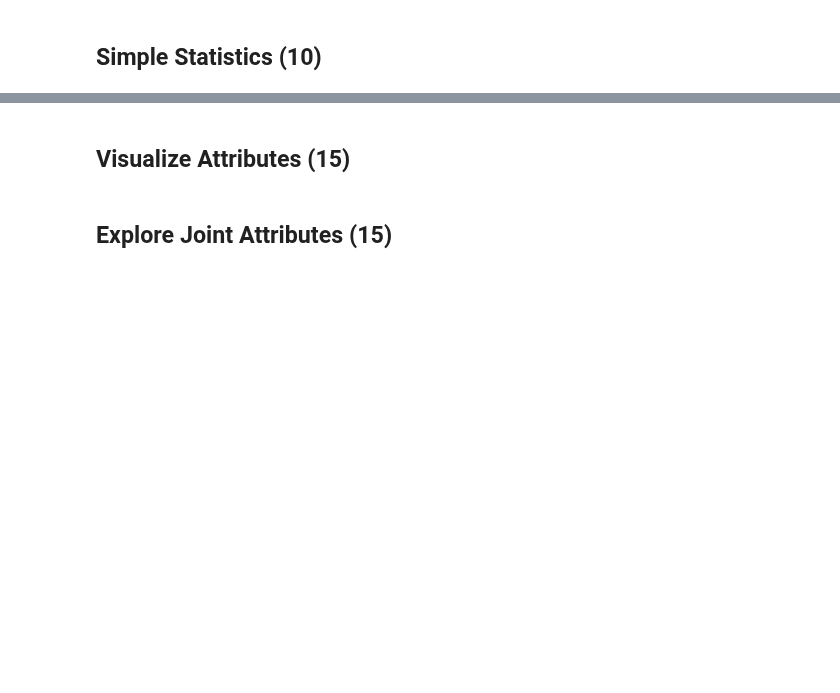
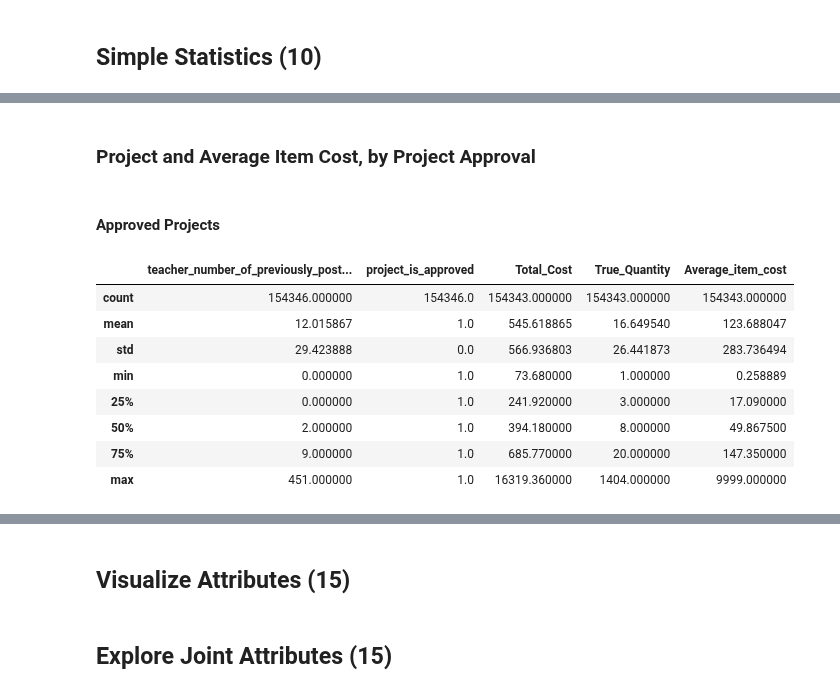
Before and after one commit to davestroud/DataMining_SMU, a Jupyter notebook: Template.ipynb, the cells around one changed output, grey strips where cells are left out. Drawn from its saved outputs; the diff is of its cells as text; code cells hidden in the pictures; blank space fills up the shorter version.

```diff
--- a/Template.ipynb
+++ b/Template.ipynb
@@ -10,0 +313,17 @@
+# %% [markdown]
+### Project and Average Item Cost, by Project Approval
+# %% [markdown]
+#### Approved Projects
+# %%
+approved = df_train[df_train.project_is_approved==1]
+approved.describe()
+# %% [output]
+|  | teacher_number_of_previously_post... | project_is_approved | Total_Cost | True_Quantity | Average_item_cost |
+| count | 154346.000000 | 154346.0 | 154343.000000 | 154343.000000 | 154343.000000 |
+| mean | 12.015867 | 1.0 | 545.618865 | 16.649540 | 123.688047 |
+| std | 29.423888 | 0.0 | 566.936803 | 26.441873 | 283.736494 |
+| min | 0.000000 | 1.0 | 73.680000 | 1.000000 | 0.258889 |
+| 25% | 0.000000 | 1.0 | 241.920000 | 3.000000 | 17.090000 |
+| 50% | 2.000000 | 1.0 | 394.180000 | 8.000000 | 49.867500 |
+| 75% | 9.000000 | 1.0 | 685.770000 | 20.000000 | 147.350000 |
+| max | 451.000000 | 1.0 | 16319.360000 | 1404.000000 | 9999.000000 |
```
Also changed, not shown: parts of 40 cells of this notebook.
